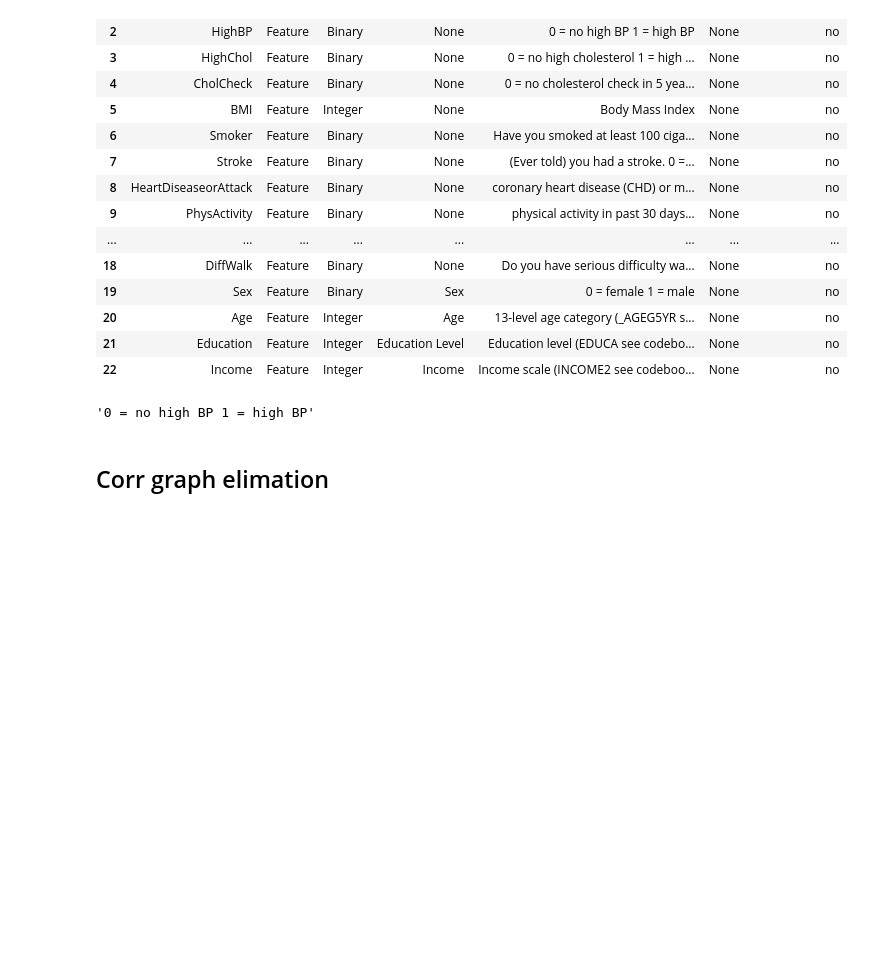
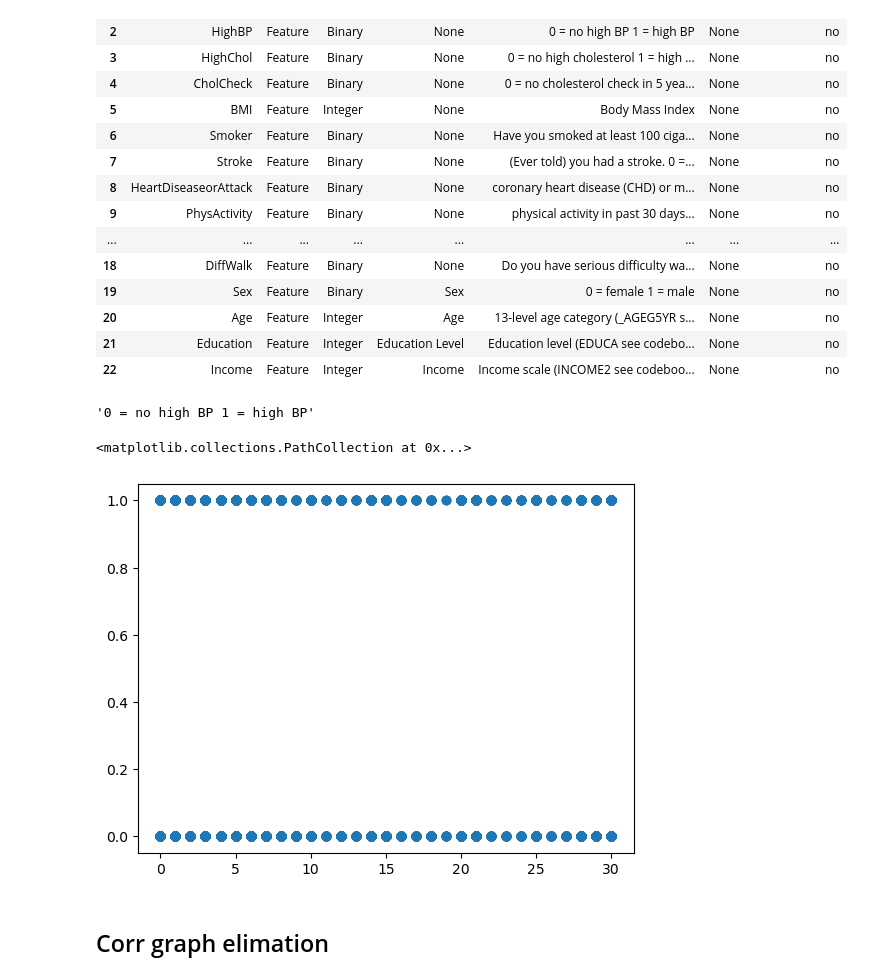
Before and after one commit to ktpanda2025/ECS_171_Group_26, a Jupyter notebook: Data_exploration/Feature_selection_eda.ipynb, the cells around one changed output. Saved outputs shown, nothing was run; the diff lists cells and outputs as text; code cells hidden in the pictures; blank space fills up the shorter version.

```diff
--- a/Data_exploration/Feature_selection_eda.ipynb
+++ b/Data_exploration/Feature_selection_eda.ipynb
@@ -43,6 +43,11 @@ description = metadata.loc[metadata["name"] == feature_name, "description"].valu
 description
 # %% [output]
 '0 = no high BP 1 = high BP'
+# %%
+plt.scatter(X['PhysHlth'],y)
+# %% [output]
+<matplotlib.collections.PathCollection at 0x...>
+[figure, added]
 # %% [markdown]
 ## Corr graph elimation
 # %%
```
Also changed, not shown: parts of 1 cell of this notebook, 16 other files.
